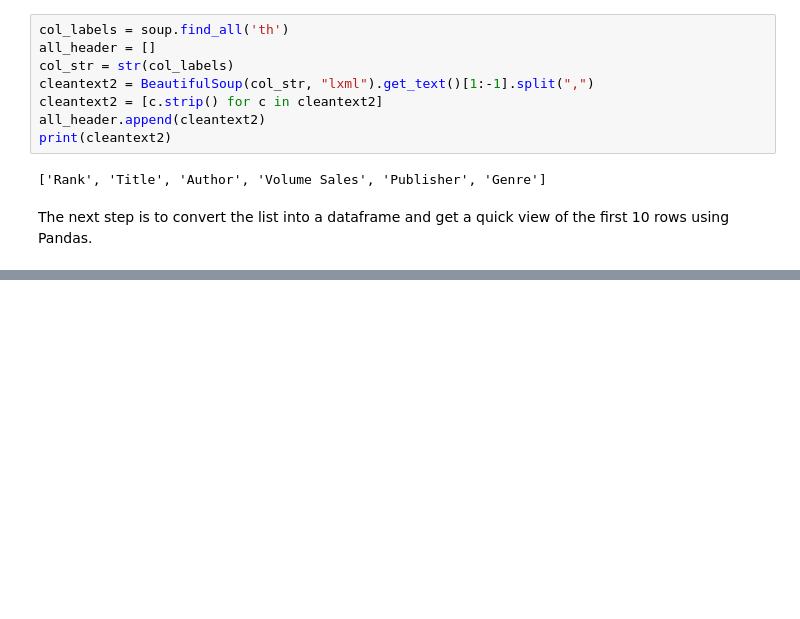
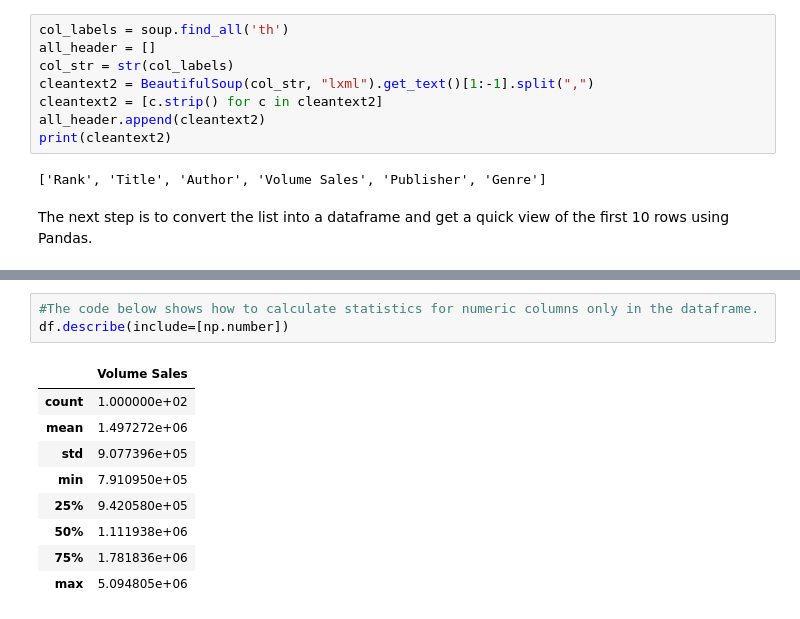
Before and after one commit to guptadhaval18/Webscrapping, a Jupyter notebook: tuteWebscrapping.ipynb, the cells around one changed output, grey strips where cells are left out. Cells and saved outputs as stored; diff of their text form; blank space fills up the shorter version.

```diff
--- a/tuteWebscrapping.ipynb
+++ b/tuteWebscrapping.ipynb
@@ -168,0 +193,13 @@ df.head()
+# %%
+#The code below shows how to calculate statistics for numeric columns only in the dataframe.
+df.describe(include=[np.number])
+# %% [output]
+|  | Volume Sales |
+| count | 1.000000e+02 |
+| mean | 1.497272e+06 |
+| std | 9.077396e+05 |
+| min | 7.910950e+05 |
+| 25% | 9.420580e+05 |
+| 50% | 1.111938e+06 |
+| 75% | 1.781836e+06 |
+| max | 5.094805e+06 |
```
Also changed, not shown: parts of 4 cells of this notebook.
